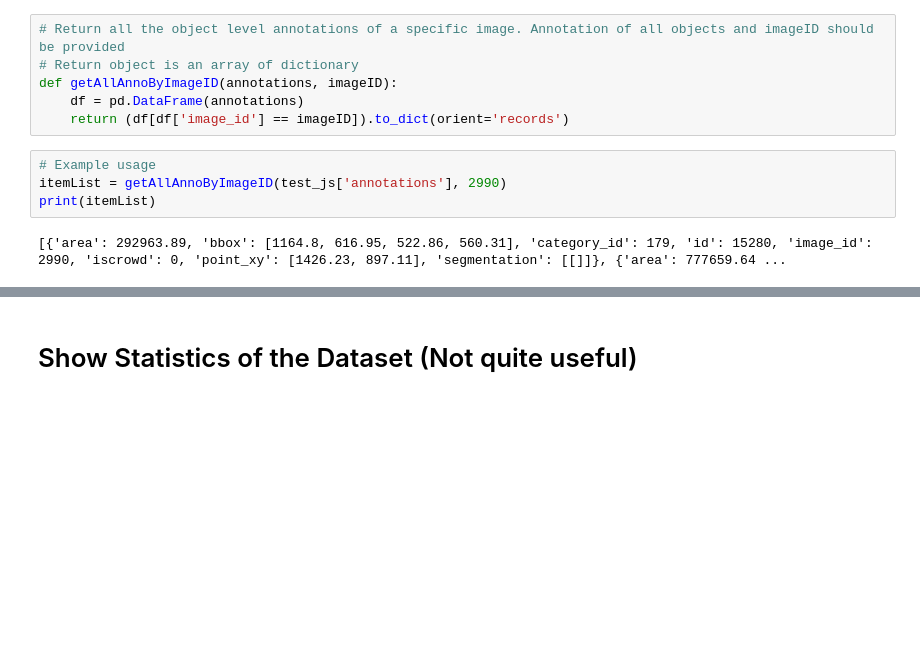
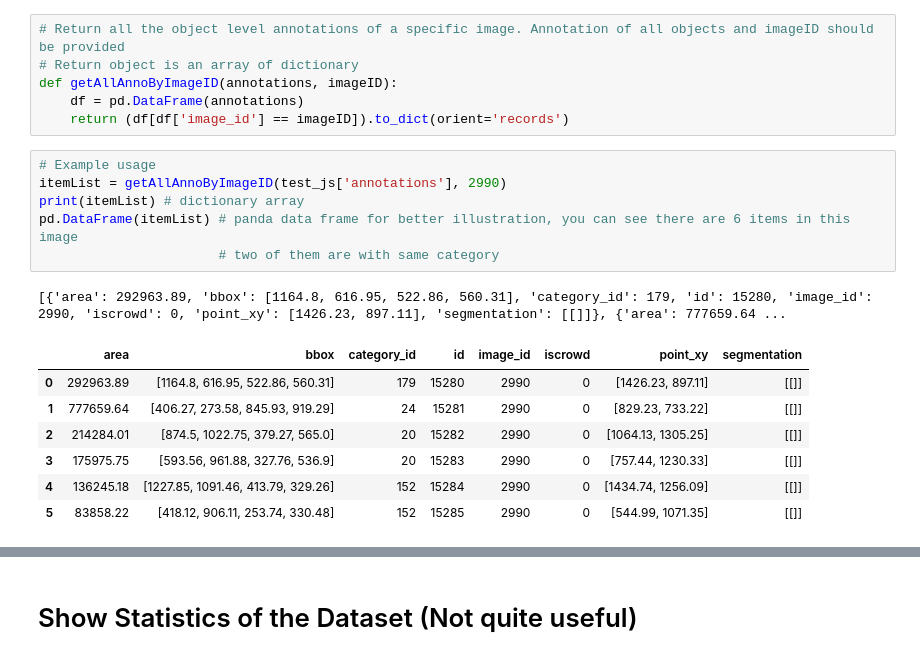
Before and after one commit to bw5122/4901j_aco, a Jupyter notebook: dataset_API.ipynb, the cells around one changed output, grey strips where cells are left out. Drawn from its saved outputs; the diff is of its cells as text; blank space fills up the shorter version.

```diff
--- a/dataset_API.ipynb
+++ b/dataset_API.ipynb
@@ -126,9 +126,18 @@ categories
 def getAllAnnoByImageID(annotations, imageID):
     df = pd.DataFrame(annotations)
     return (df[df['image_id'] == imageID]).to_dict(orient='records')
-# %%
-# Example usage
-itemList = getAllAnnoByImageID(test_js['annotations'], 2990)
-print(itemList)
-# %% [output]
-[{'area': 292963.89, 'bbox': [1164.8, 616.95, 522.86, 560.31], 'category_id': 179, 'id': 15280, 'image_id': 2990, 'iscrowd': 0, 'point_xy': [1426.23, 897.11], 'segmentation': [[]]}, {'area': 777659.64 ...
+# %%
+# Example usage
+itemList = getAllAnnoByImageID(test_js['annotations'], 2990)
+print(itemList) # dictionary array
+pd.DataFrame(itemList) # panda data frame for better illustration, you can see there are 6 items in this image
+                       # two of them are with same category
+# %% [output]
+[{'area': 292963.89, 'bbox': [1164.8, 616.95, 522.86, 560.31], 'category_id': 179, 'id': 15280, 'image_id': 2990, 'iscrowd': 0, 'point_xy': [1426.23, 897.11], 'segmentation': [[]]}, {'area': 777659.64 ...
+|  | area | bbox | category_id | id | image_id | iscrowd | point_xy | segmentation |
+| 0 | 292963.89 | [1164.8, 616.95, 522.86, 560.31] | 179 | 15280 | 2990 | 0 | [1426.23, 897.11] | [[]] |
+| 1 | 777659.64 | [406.27, 273.58, 845.93, 919.29] | 24 | 15281 | 2990 | 0 | [829.23, 733.22] | [[]] |
+| 2 | 214284.01 | [874.5, 1022.75, 379.27, 565.0] | 20 | 15282 | 2990 | 0 | [1064.13, 1305.25] | [[]] |
+| 3 | 175975.75 | [593.56, 961.88, 327.76, 536.9] | 20 | 15283 | 2990 | 0 | [757.44, 1230.33] | [[]] |
+| 4 | 136245.18 | [1227.85, 1091.46, 413.79, 329.26] | 152 | 15284 | 2990 | 0 | [1434.74, 1256.09] | [[]] |
+| 5 | 83858.22 | [418.12, 906.11, 253.74, 330.48] | 152 | 15285 | 2990 | 0 | [544.99, 1071.35] | [[]] |
```
Also changed, not shown: parts of 3 cells of this notebook.
